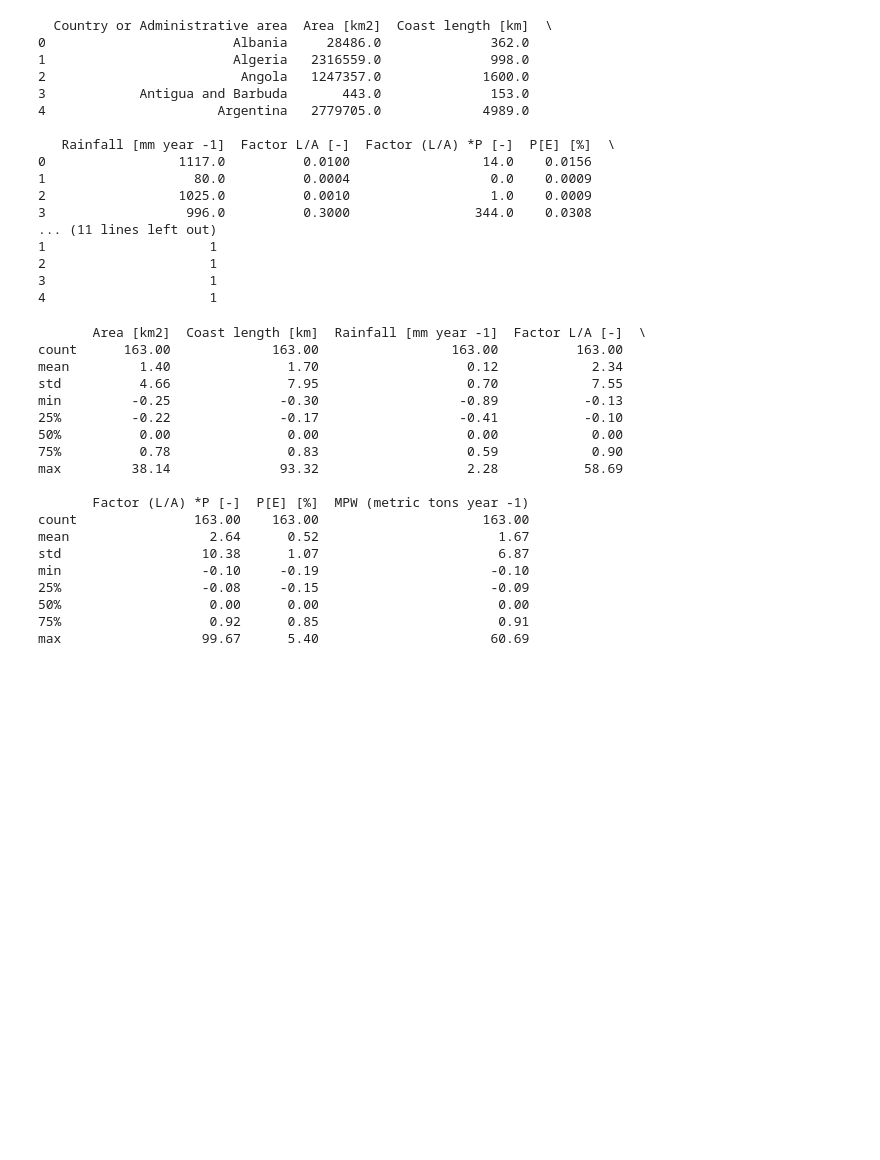
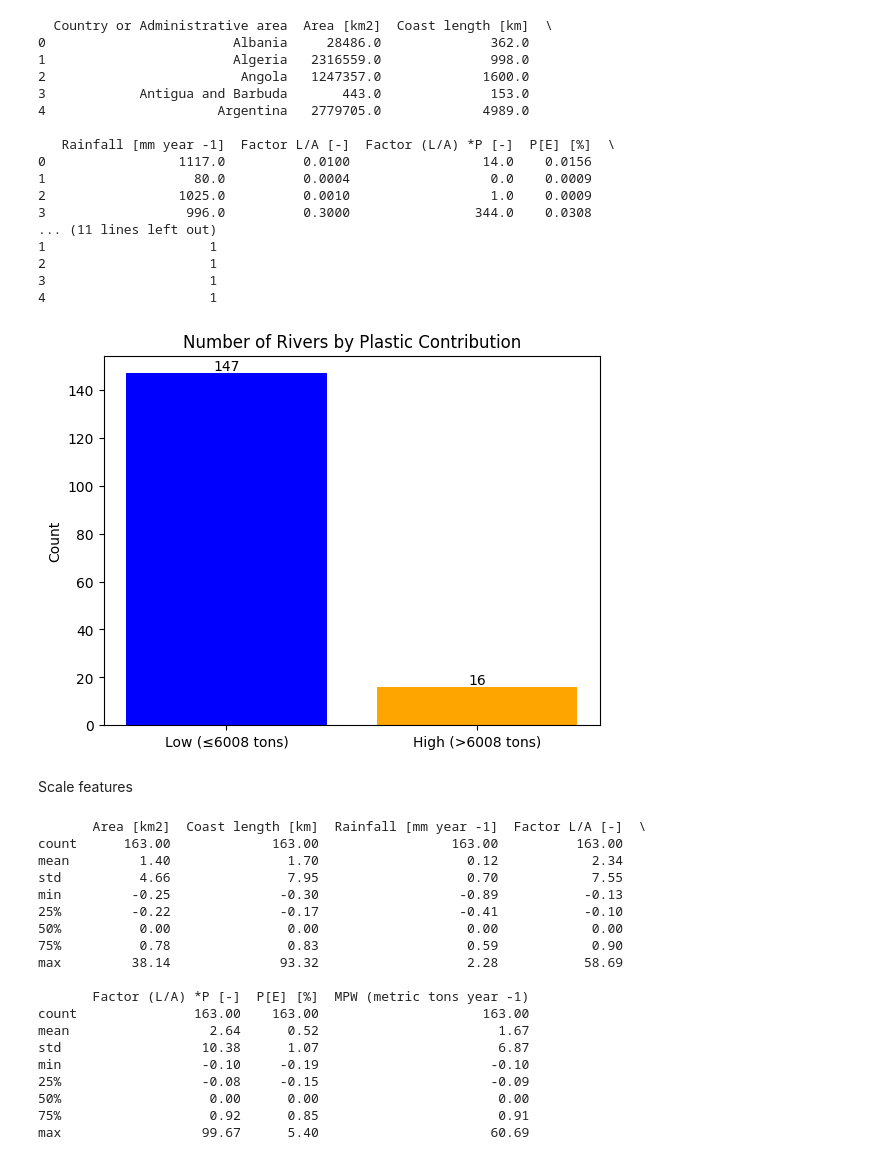
Before and after one commit to pr401n/riverine-plastic-pollution, a Jupyter notebook: lab1_supervised.ipynb, the cells around one changed output. Cells and saved outputs as stored; diff of their text form; code cells hidden in the pictures; blank space fills up the shorter version.

```diff
--- a/lab1_supervised.ipynb
+++ b/lab1_supervised.ipynb
@@ -110,6 +124,27 @@ print(data_clean.head())
 2                     1
 3                     1
 4                     1
+# %%
+import matplotlib.pyplot as plt
+
+# Count the number of high/low contribution rivers
+counts = data_clean['plastic_contribution'].value_counts()
+
+# Create a basic bar plot
+plt.bar(['Low (≤6008 tons)', 'High (>6008 tons)'], counts, color=['blue', 'orange'])
+
+# Add counts on top of each bar
+for i, count in enumerate(counts):
+    plt.text(i, count, str(count), ha='center', va='bottom')
+
+# Add labels
+plt.title('Number of Rivers by Plastic Contribution')
+plt.ylabel('Count')
+plt.show()
+# %% [output]
+[figure, added]
+# %% [markdown]
+Scale features
 # %%
 # Select numeric features to scale (excluding target and identifiers)
 numeric_cols = data_clean.select_dtypes(include=['float64', 'int64']).columns
```
Also changed, not shown: parts of 12 cells of this notebook.
